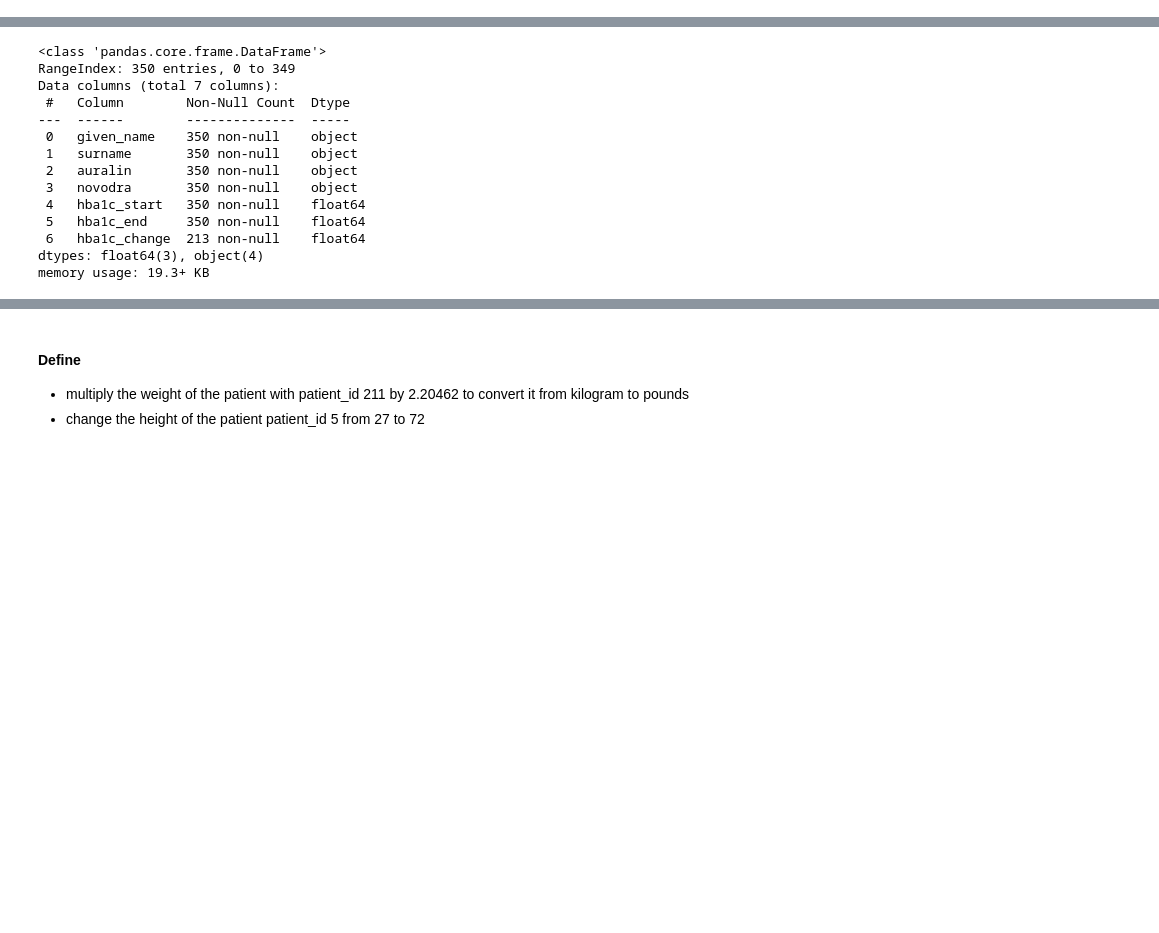
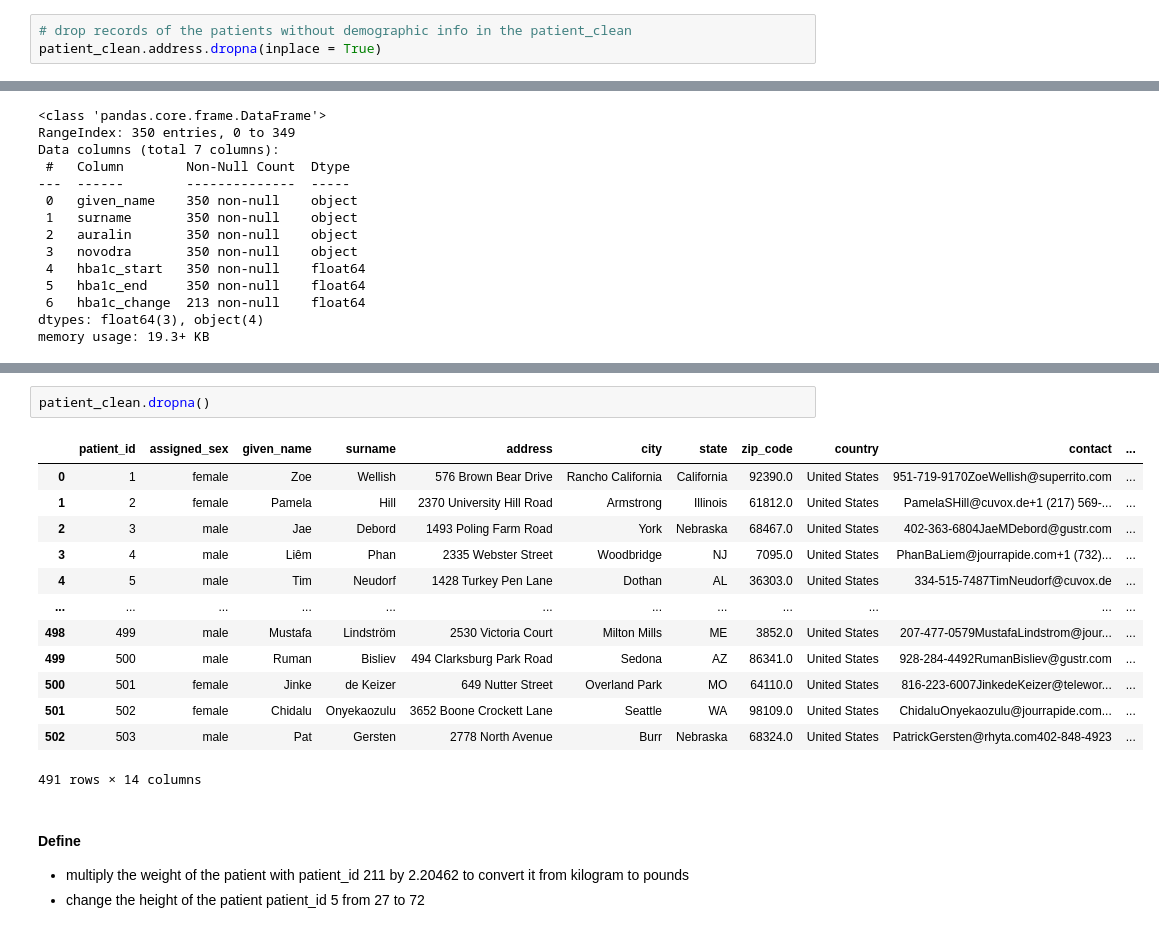
Before and after one commit to Bankrid/Auralin-Data-Analysis, a Jupyter notebook: Auralin.ipynb, the cells around one changed output, grey strips where cells are left out. Saved outputs shown, nothing was run; the diff lists cells and outputs as text; blank space fills up the shorter version.

Commit message:
wrangling: cleaning

```diff
--- a/Auralin.ipynb
+++ b/Auralin.ipynb
@@ -355,6 +355,9 @@ complete_treatment = pd.concat([treatment_clean, remain_treatment_df], ignore_in
 # %%
 # recalculate hba1c_change  and replace the old values with the new one
 treatment_clean["hba1c_change"] = treatment_clean["hba1c_start"] - treatment_clean["hba1c_end"]
+# %%
+# drop records of the patients without demographic info in the patient_clean
+patient_clean.address.dropna(inplace = True)
 # %% [markdown]
 #### Test
 # %%
@@ -393,3 +396,19 @@ treatment_clean
+# %%
+patient_clean.dropna()
+# %% [output]
+|  | patient_id | assigned_sex | given_name | surname | address | city | state | zip_code | country | contact | ... |
+| 0 | 1 | female | Zoe | Wellish | 576 Brown Bear Drive | Rancho California | California | 92390.0 | United States | 951-719-9170ZoeWellish@superrito.com | ... |
+| 1 | 2 | female | Pamela | Hill | 2370 University Hill Road | Armstrong | Illinois | 61812.0 | United States | PamelaSHill@cuvox.de+1 (217) 569-... | ... |
+| 2 | 3 | male | Jae | Debord | 1493 Poling Farm Road | York | Nebraska | 68467.0 | United States | 402-363-6804JaeMDebord@gustr.com | ... |
+| 3 | 4 | male | Liêm | Phan | 2335 Webster Street | Woodbridge | NJ | 7095.0 | United States | PhanBaLiem@jourrapide.com+1 (732)... | ... |
+| 4 | 5 | male | Tim | Neudorf | 1428 Turkey Pen Lane | Dothan | AL | 36303.0 | United States | 334-515-7487TimNeudorf@cuvox.de | ... |
+| ... | ... | ... | ... | ... | ... | ... | ... | ... | ... | ... | ... |
+| 498 | 499 | male | Mustafa | Lindström | 2530 Victoria Court | Milton Mills | ME | 3852.0 | United States | 207-477-0579MustafaLindstrom@jour... | ... |
+| 499 | 500 | male | Ruman | Bisliev | 494 Clarksburg Park Road | Sedona | AZ | 86341.0 | United States | 928-284-4492RumanBisliev@gustr.com | ... |
+| 500 | 501 | female | Jinke | de Keizer | 649 Nutter Street | Overland Park | MO | 64110.0 | United States | 816-223-6007JinkedeKeizer@telewor... | ... |
+| 501 | 502 | female | Chidalu | Onyekaozulu | 3652 Boone Crockett Lane | Seattle | WA | 98109.0 | United States | ChidaluOnyekaozulu@jourrapide.com... | ... |
+| 502 | 503 | male | Pat | Gersten | 2778 North Avenue | Burr | Nebraska | 68324.0 | United States | PatrickGersten@rhyta.com402-848-4923 | ... |
+491 rows × 14 columns
 # %% [markdown]
 #### Define
 * multiply the weight of the patient with patient_id 211 by 2.20462 to convert it from kilogram to pounds
```
Also changed, not shown: parts of 16 cells of this notebook.
